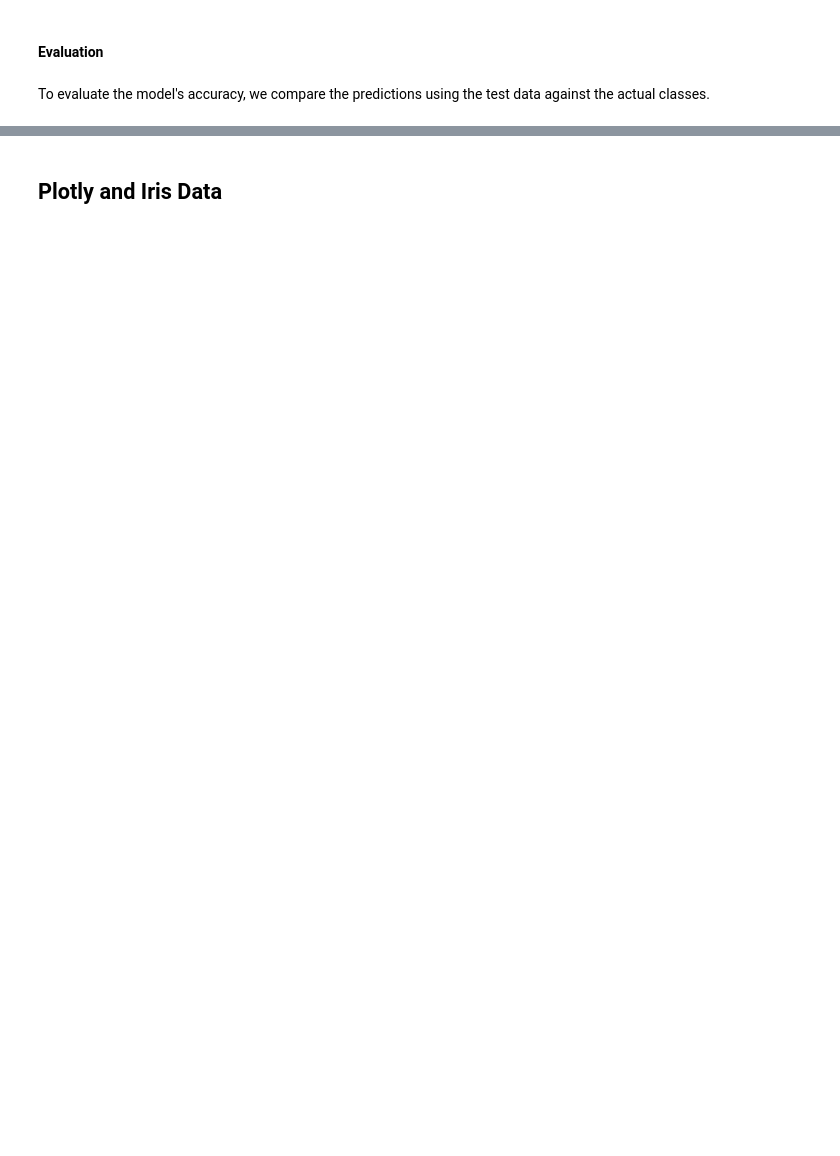
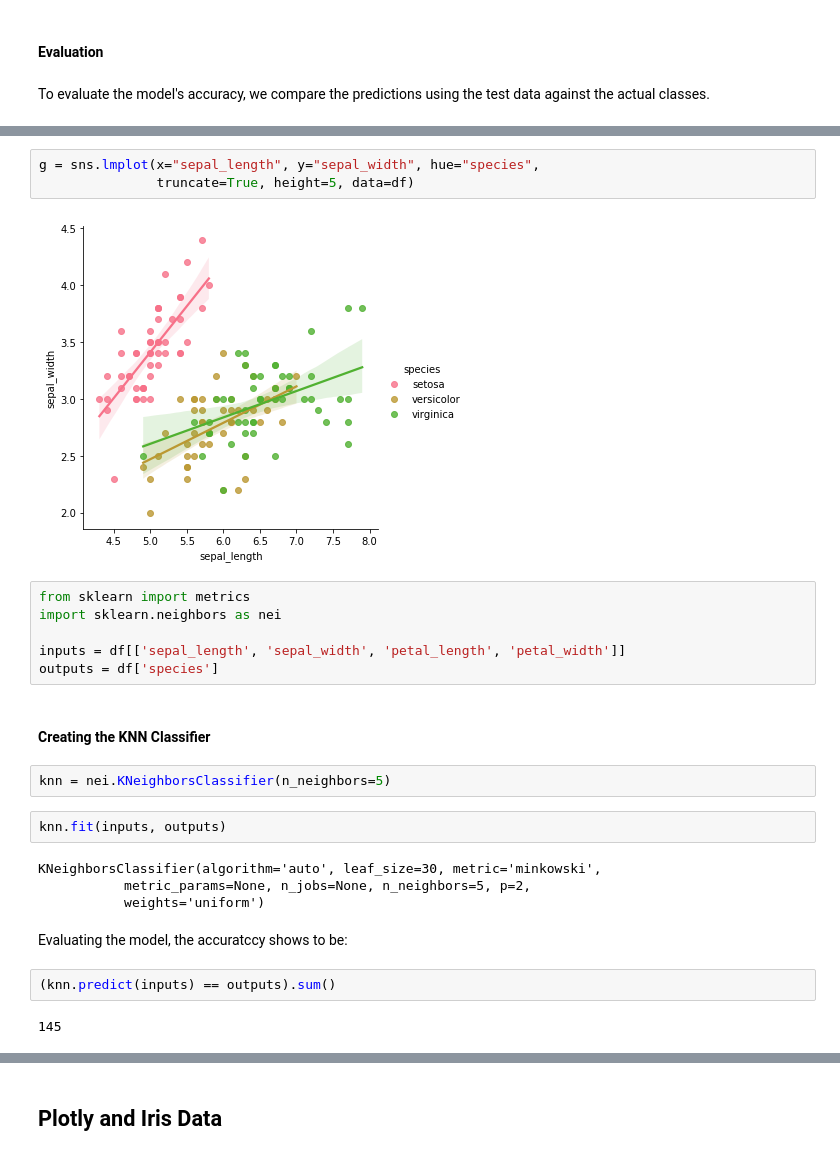
Before and after one commit to DaireNiC/Emerging-Technologies, a Jupyter notebook: iris_dastaset.ipynb, the cells around one changed output, grey strips where cells are left out. Drawn from its saved outputs; the diff is of its cells as text; blank space fills up the shorter version.

```diff
--- a/iris_dastaset.ipynb
+++ b/iris_dastaset.ipynb
@@ -303,0 +395,27 @@ predictions == encoder.inverse_transform(outputs_test)
+# %%
+g = sns.lmplot(x="sepal_length", y="sepal_width", hue="species",
+               truncate=True, height=5, data=df)
+# %% [output]
+[figure, added]
+# %%
+from sklearn import metrics
+import sklearn.neighbors as nei
+
+inputs = df[['sepal_length', 'sepal_width', 'petal_length', 'petal_width']]
+outputs = df['species']
+# %% [markdown]
+#### Creating the KNN Classifier
+# %%
+knn = nei.KNeighborsClassifier(n_neighbors=5)
+# %%
+knn.fit(inputs, outputs)
+# %% [output]
+KNeighborsClassifier(algorithm='auto', leaf_size=30, metric='minkowski',
+           metric_params=None, n_jobs=None, n_neighbors=5, p=2,
+           weights='uniform')
+# %% [markdown]
+Evaluating the model, the accuratccy shows to be:
+# %%
+(knn.predict(inputs) == outputs).sum()
+# %% [output]
+145
```
Also changed, not shown: parts of 25 cells of this notebook.
